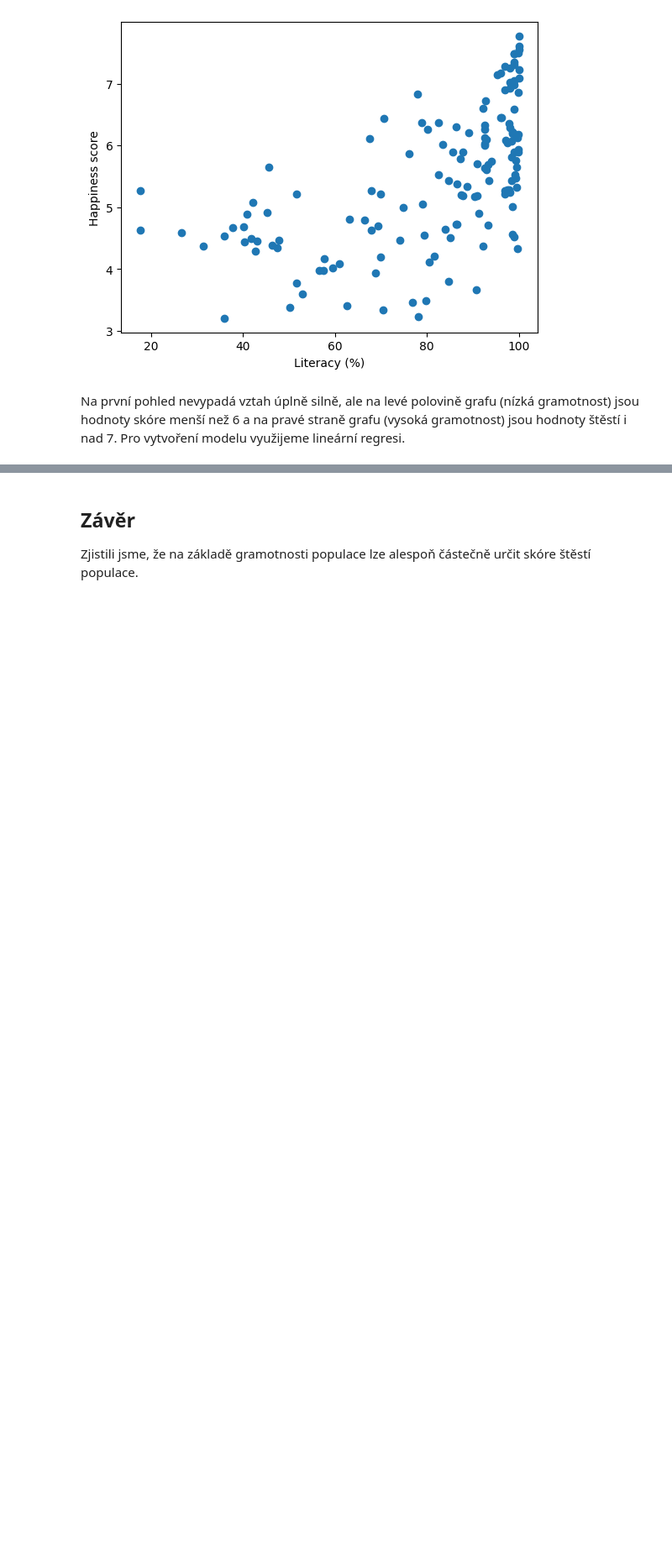
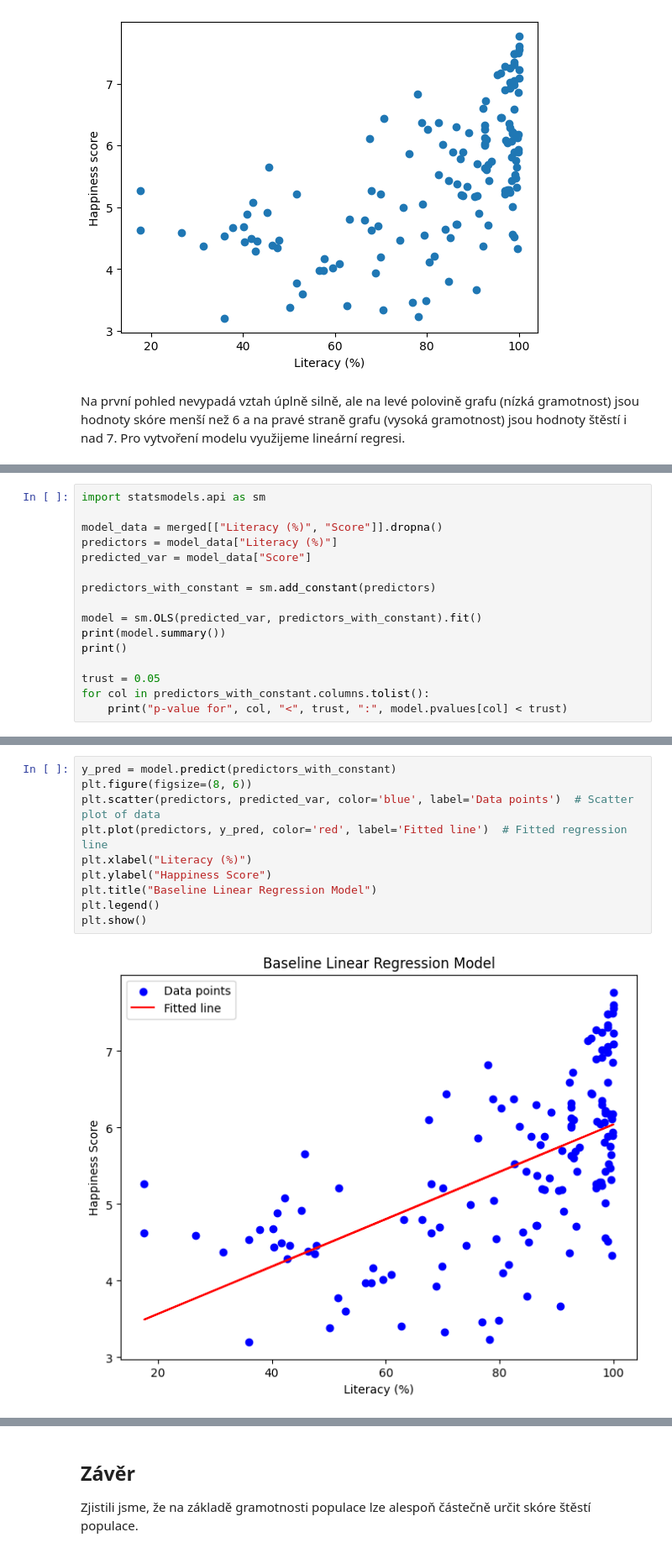
Before and after one commit to PatrikTrefil/NDBI048-data-science-project, a Jupyter notebook: main.ipynb, the cells around one changed output, grey strips where cells are left out. Shown: that part at 84% size. Saved outputs shown, nothing was run; the diff lists cells and outputs as text; blank space fills up the shorter version.

```diff
--- a/main.ipynb
+++ b/main.ipynb
@@ -263,0 +219,16 @@ p < 0.05: True
+# %%
+import statsmodels.api as sm
+
+model_data = merged[["Literacy (%)", "Score"]].dropna()
+predictors = model_data["Literacy (%)"]
+predicted_var = model_data["Score"]
+
+predictors_with_constant = sm.add_constant(predictors)
+
+model = sm.OLS(predicted_var, predictors_with_constant).fit()
+print(model.summary())
+print()
+
+trust = 0.05
+for col in predictors_with_constant.columns.tolist():
+    print("p-value for", col, "<", trust, ":", model.pvalues[col] < trust)
@@ -264 +253,13 @@ p < 0.05: True
+# %%
+y_pred = model.predict(predictors_with_constant)
+plt.figure(figsize=(8, 6))
+plt.scatter(predictors, predicted_var, color='blue', label='Data points')  # Scatter plot of data
+plt.plot(predictors, y_pred, color='red', label='Fitted line')  # Fitted regression line
+plt.xlabel("Literacy (%)")
+plt.ylabel("Happiness Score")
+plt.title("Baseline Linear Regression Model")
+plt.legend()
+plt.show()
+# %% [output]
+[figure, added]
 # %% [markdown]
```
Also changed, not shown: parts of 11 cells of this notebook, 2 other files.
